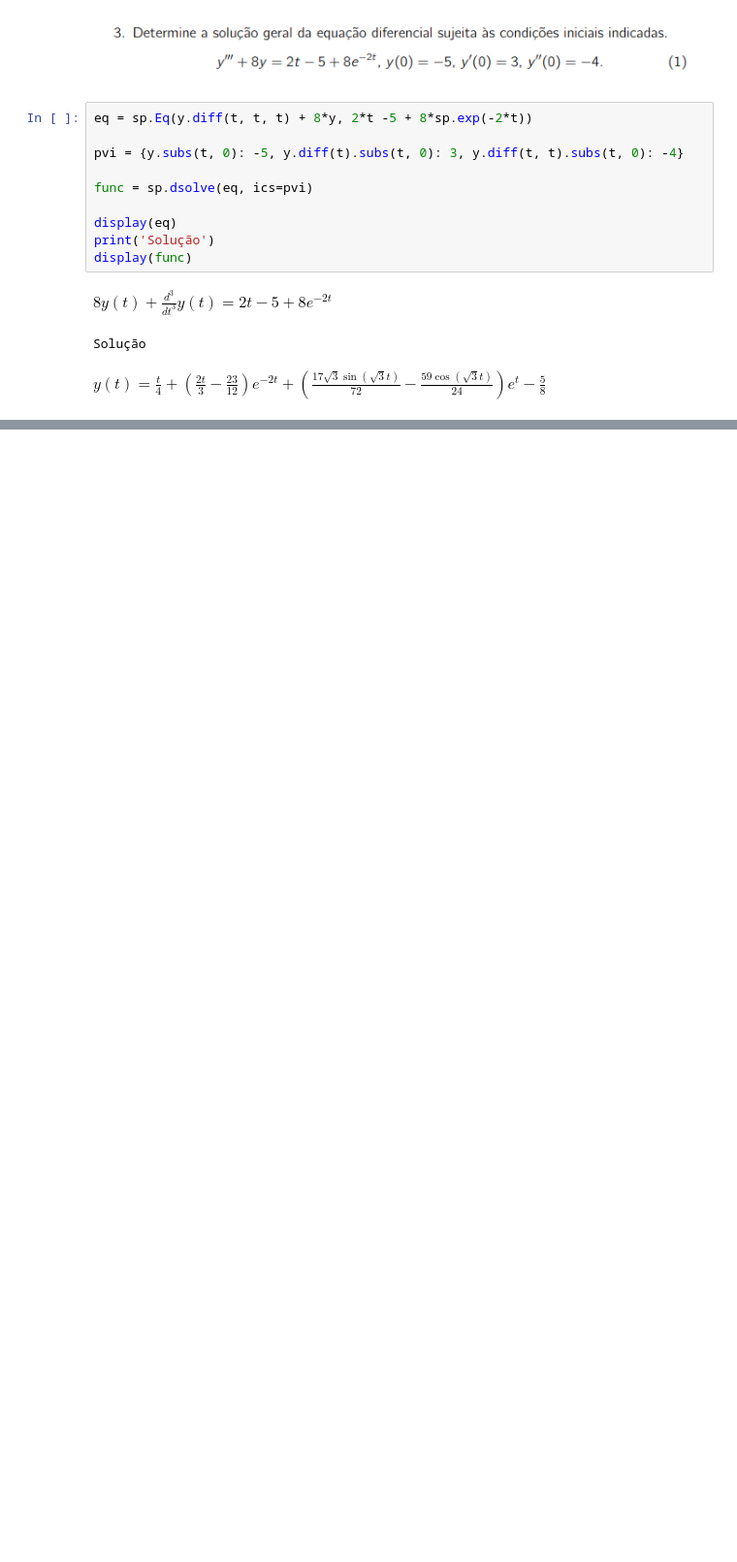
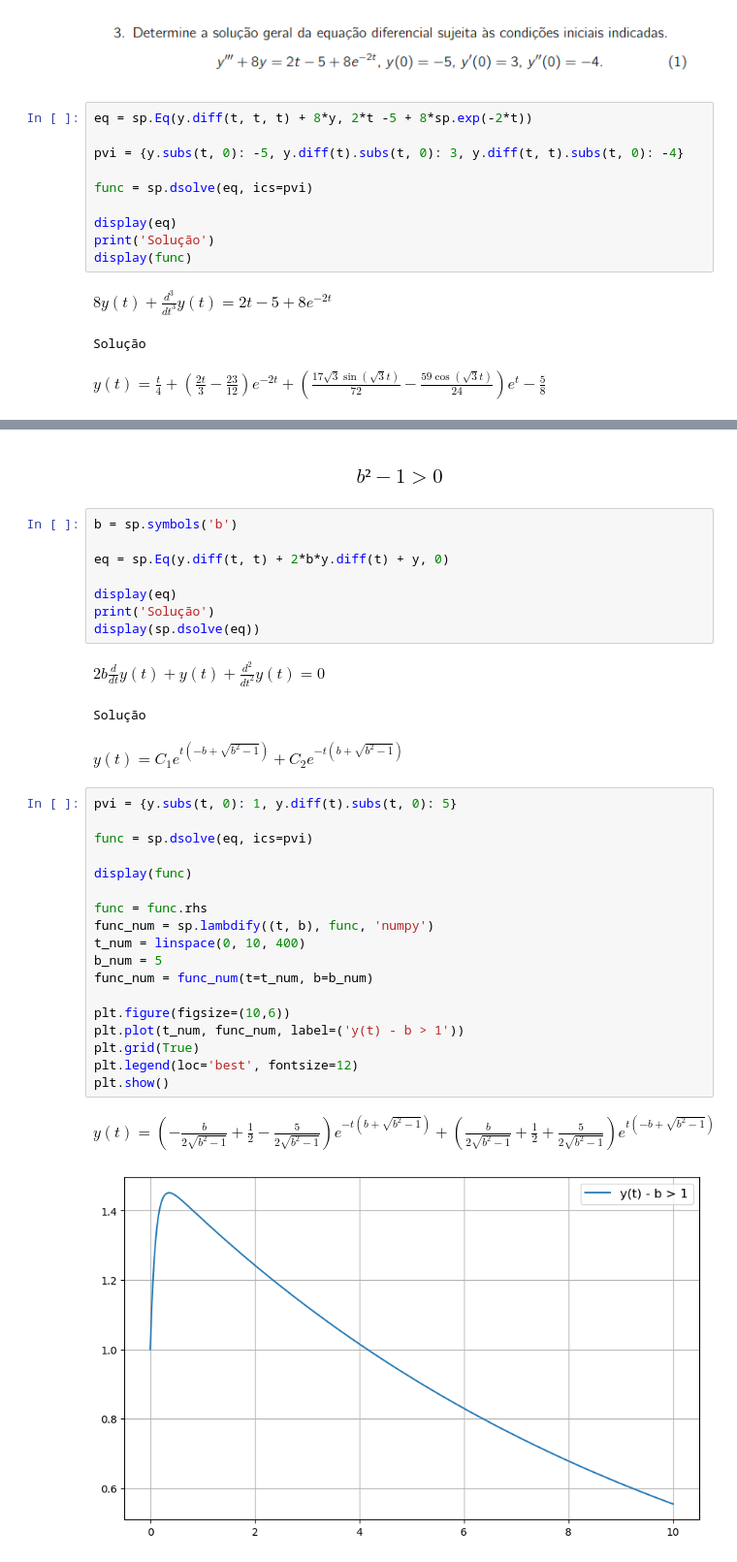
Before and after one commit to FhelipeAllves/Equacoes-Diferenciais-com-Python, a Jupyter notebook: Lista_EstruturasGuiantes/RevisaoEDO.ipynb, the cells around one changed output, grey strips where cells are left out. Shown: that part at 97% size. Cells and saved outputs as stored; diff of their text form; blank space fills up the shorter version.

```diff
--- a/Lista_EstruturasGuiantes/RevisaoEDO.ipynb
+++ b/Lista_EstruturasGuiantes/RevisaoEDO.ipynb
@@ -102,0 +105,35 @@ $\displaystyle y{\left(t \right)} = \frac{t}{4} + \left(\frac{2 t}{3} - \frac{23
+# %% [markdown]
+### $$b²-1>0$$
+# %%
+b = sp.symbols('b')
+
+eq = sp.Eq(y.diff(t, t) + 2*b*y.diff(t) + y, 0)
+
+display(eq)
+print('Solução')
+display(sp.dsolve(eq))
+# %% [output]
+$\displaystyle 2 b \frac{d}{d t} y{\left(t \right)} + y{\left(t \right)} + \frac{d^{2}}{d t^{2}} y{\left(t \right)} = 0$
+Solução
+$\displaystyle y{\left(t \right)} = C_{1} e^{t \left(- b + \sqrt{b^{2} - 1}\right)} + C_{2} e^{- t \left(b + \sqrt{b^{2} - 1}\right)}$
+# %%
+pvi = {y.subs(t, 0): 1, y.diff(t).subs(t, 0): 5}
+
+func = sp.dsolve(eq, ics=pvi)
+
+display(func)
+
+func = func.rhs
+func_num = sp.lambdify((t, b), func, 'numpy')
+t_num = linspace(0, 10, 400)
+b_num = 5
+func_num = func_num(t=t_num, b=b_num)
+
+plt.figure(figsize=(10,6))
+plt.plot(t_num, func_num, label=('y(t) - b > 1'))
+plt.grid(True)
+plt.legend(loc='best', fontsize=12)
+plt.show()
+# %% [output]
+$\displaystyle y{\left(t \right)} = \left(- \frac{b}{2 \sqrt{b^{2} - 1}} + \frac{1}{2} - \frac{5}{2 \sqrt{b^{2} - 1}}\right) e^{- t \left(b + \sqrt{b^{2} - 1}\right)} + \left(\frac{b}{2 \sqrt{b^{2} - 1}} + \frac{1}{2} + \frac{5}{2 \sqrt{b^{2} - 1}}\right) e^{t \left(- b + \sqrt{b^{2} - 1}\right)}$
+[figure, added]
```
Also changed, not shown: parts of 20 cells of this notebook, 5 other files.
